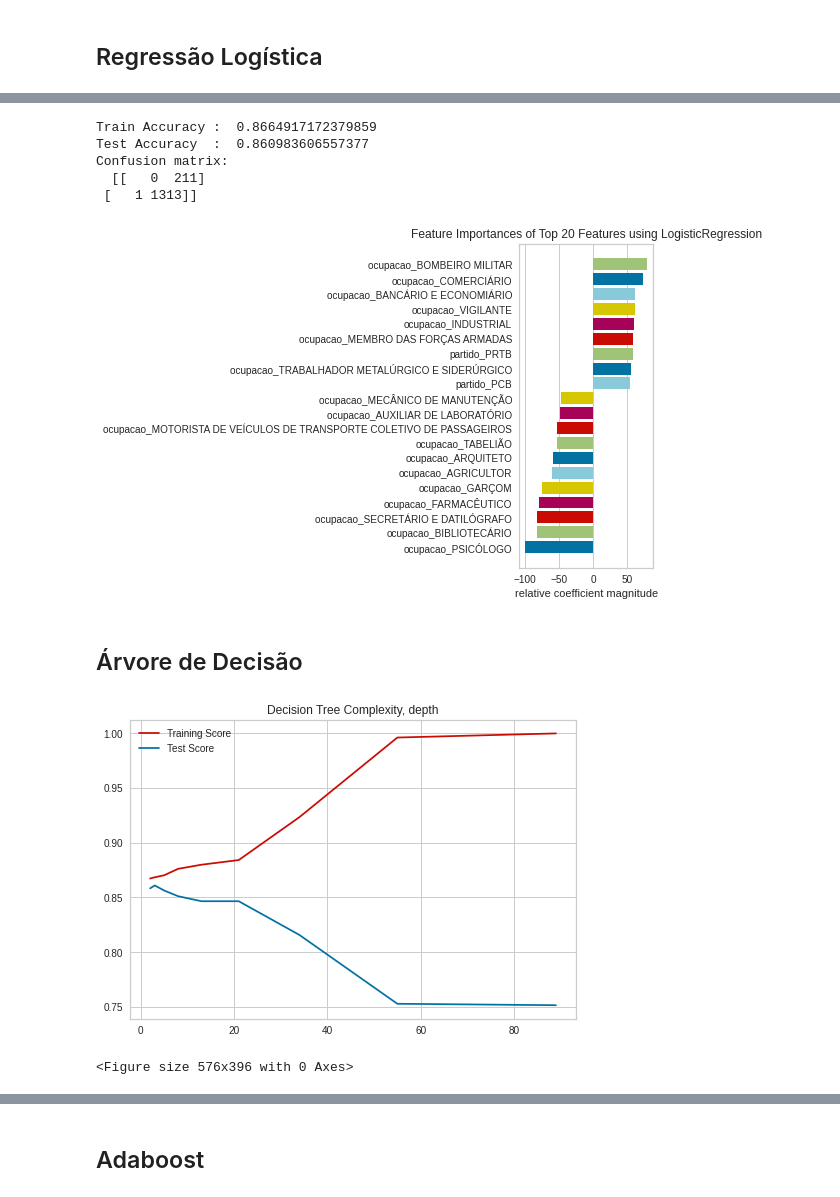
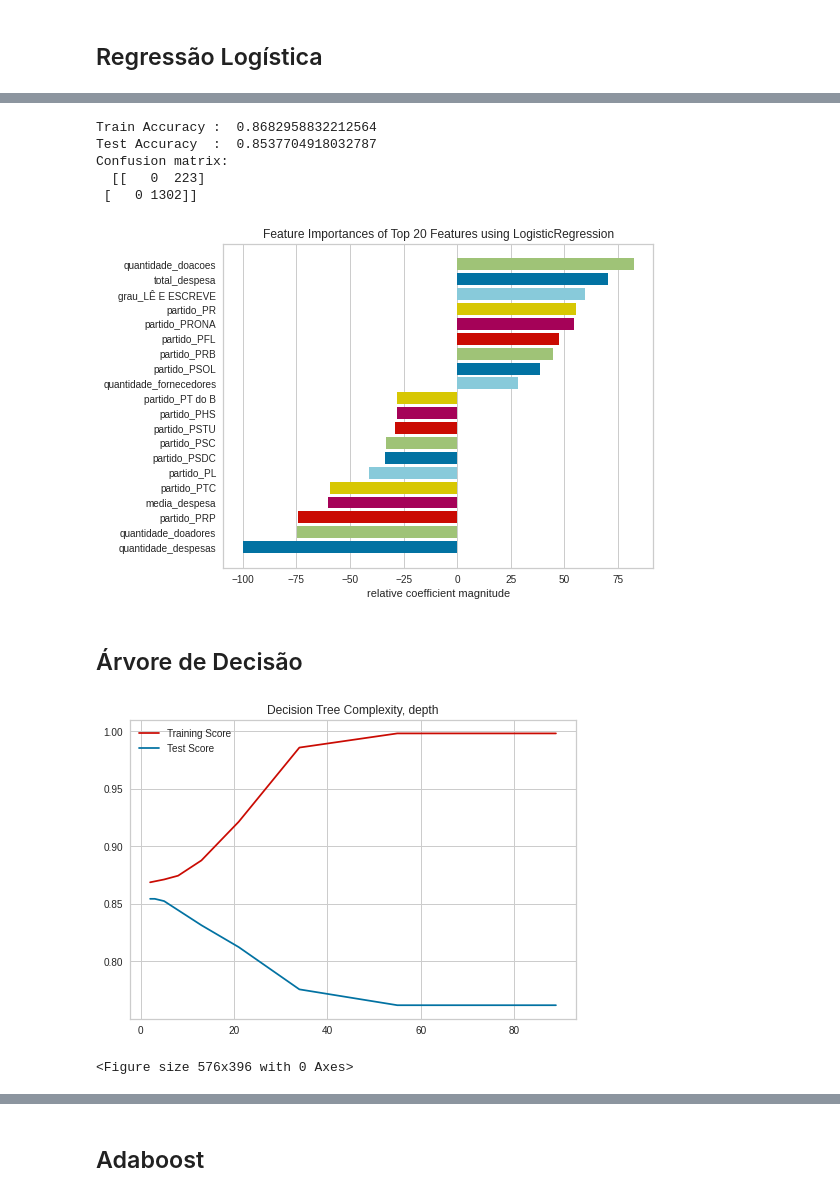
Before and after one commit to ghustavosm/PrevisaoEleicaoDeputados, a Jupyter notebook: Previsão_Eleição_de_Deputados.ipynb, the cells around one changed output, grey strips where cells are left out. Cells and saved outputs as stored; diff of their text form; code cells hidden in the pictures.

```diff
--- a/Previsão_Eleição_de_Deputados.ipynb
+++ b/Previsão_Eleição_de_Deputados.ipynb
@@ -84,13 +86,17 @@ def remove_columns(data, columns):
     data = data.drop(col, axis=1)
   return data
 
-columns_to_remove = ['ano', 'nome', 'cargo']
+columns_to_remove = ['ano', 'nome', 'cargo', 'uf', 'estado_civil', 'ocupacao']
 all_data = remove_columns(all_data, columns_to_remove)
 final_test = remove_columns(final_test, columns_to_remove)
 train, test = train_test_split(all_data, train_size=0.8)
 
 # remove a coluna "situação"
 all_data = all_data.drop("situacao", axis=1)
+all_data = pd.concat((
+    all_data,
+    final_test
+))
 # %%
 print(f"Total de linhas em train: {len(train)}")
 train.head()
@@ -288,9 +296,9 @@ def plot_feature_importances(model, topn=20):
 ## Regressão Logística
 # %%
 tolerances_lr = [0.0001, 0.001, 0.01, 0.1, 1]
-acurracy_lr = [get_acurracy(LogisticRegression(tol=t, max_iter=1000)) for t in tolerances_lr]
+acurracy_lr = [get_acurracy(DecisionTreeClassifier(max_depth=d, random_state=42), X_train, X_test, y_train, y_test) for d in tolerances_lr]
 train_acurracy_lr = [item[0] for item in acurracy_lr]
 test_acurracy_lr = [item[1] for item in acurracy_lr]
-plot_acuracy(train_acurracy_lr, test_acurracy_lr, tolerances_lr, 'Logistic Regression Analysis, tolerance')
+plot_acuracy(train_acurracy_lr, test_acurracy_lr, tolerances_lr, 'LogisticRegression, tolerance')
 test_acurracy_lr = pd.Series(test_acurracy_lr, index=tolerances_lr)
 # %% [output]
@@ -310,30 +318,28 @@ add_model_accuracy("LogisticRegression", train_accuracy_lr, test_accuracy_lr)
 add_precision_recall_fscore("LogisticRegressionTrain", get_precision_recall_fscore(model_lr, X_train, y_train))
 add_precision_recall_fscore("LogisticRegressionTest", get_precision_recall_fscore(model_lr, X_test, y_test))
 
-print("Train Accuracy : ", train_accuracy_lr)
-print("Test Accuracy  : ", test_accuracy_lr)
-print("Confusion matrix:\n ", confusion_matrix(y_test, predictions_lr))
+print_accuracy(train_accuracy_lr, test_accuracy_lr, predictions_lr, y_test)
 # %% [output]
-Train Accuracy :  0.8664917172379859
-Test Accuracy  :  0.860983606557377
+Train Accuracy :  0.8682958832212564
+Test Accuracy  :  0.8537704918032787
 Confusion matrix:
-  [[   0  211]
- [   1 1313]]
+  [[   0  223]
+ [   0 1302]]
 # %%
-plot_feature_importances(model_lr)
+plot_feature_importances(model_lr, X_train, y_train)
 # %% [output]
-[figure, old version]
+[figure, new version]
 # %% [markdown]
 ## Árvore de Decisão
 # %%
 depths_dt = [2, 3, 5, 8, 13, 21, 34, 55, 89]
-acurracy_dt = [get_acurracy(DecisionTreeClassifier(max_depth=d, random_state=42)) for d in depths_dt]
+acurracy_dt = [get_acurracy(DecisionTreeClassifier(max_depth=d, random_state=42), X_train, X_test, y_train, y_test) for d in depths_dt]
 train_acurracy_dt = [item[0] for item in acurracy_dt]
 test_acurracy_dt = [item[1] for item in acurracy_dt]
 plot_acuracy(train_acurracy_dt, test_acurracy_dt, depths_dt, 'Decision Tree Complexity, depth')
 test_acurracy_dt = pd.Series(test_acurracy_dt, index=depths_dt)
 # %% [output]
-[figure, old version]
+[figure, new version]
 <Figure size 576x396 with 0 Axes>
 # %%
 (test_acurracy_dt.max(), test_acurracy_dt.idxmax())
```
Also changed, not shown: parts of 57 cells of this notebook, 1 other file.
